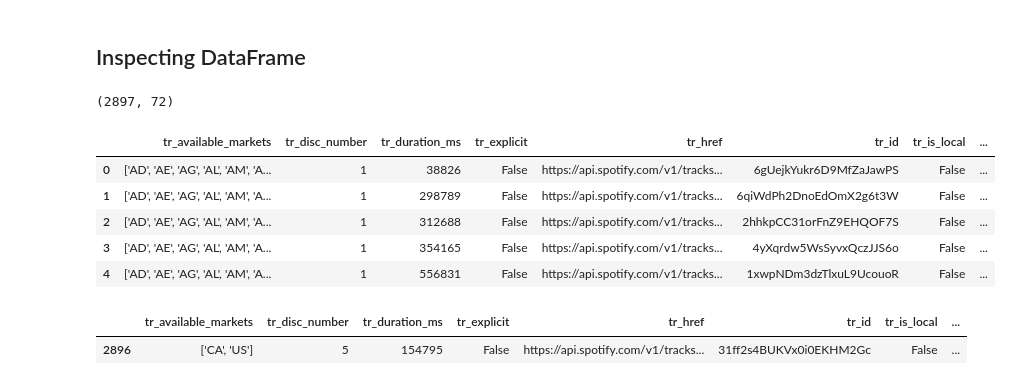
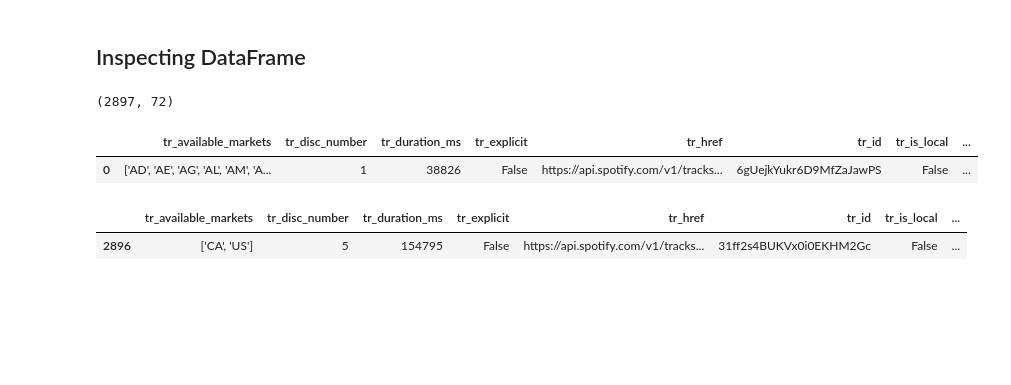
Before and after one commit to hippoghost/Spotify_data_analysis, a Jupyter notebook: Adulthoodbands_analysis.ipynb, the cells around one changed output. Cells and saved outputs as stored; diff of their text form; code cells hidden in the pictures; blank space fills up the shorter version.

```diff
--- a/Adulthoodbands_analysis.ipynb
+++ b/Adulthoodbands_analysis.ipynb
@@ -36,14 +36,10 @@ full.shape
 # %% [output]
 (2897, 72)
 # %%
-full.head(5)
+full.head(1)
 # %% [output]
 |  | tr_available_markets | tr_disc_number | tr_duration_ms | tr_explicit | tr_href | tr_id | tr_is_local | ... |
 | 0 | ['AD', 'AE', 'AG', 'AL', 'AM', 'A... | 1 | 38826 | False | https://api.spotify.com/v1/tracks... | 6gUejkYukr6D9MfZaJawPS | False | ... |
-| 1 | ['AD', 'AE', 'AG', 'AL', 'AM', 'A... | 1 | 298789 | False | https://api.spotify.com/v1/tracks... | 6qiWdPh2DnoEdOmX2g6t3W | False | ... |
-| 2 | ['AD', 'AE', 'AG', 'AL', 'AM', 'A... | 1 | 312688 | False | https://api.spotify.com/v1/tracks... | 2hhkpCC31orFnZ9EHQOF7S | False | ... |
-| 3 | ['AD', 'AE', 'AG', 'AL', 'AM', 'A... | 1 | 354165 | False | https://api.spotify.com/v1/tracks... | 4yXqrdw5WsSyvxQczJJS6o | False | ... |
-| 4 | ['AD', 'AE', 'AG', 'AL', 'AM', 'A... | 1 | 556831 | False | https://api.spotify.com/v1/tracks... | 1xwpNDm3dzTlxuL9UcouoR | False | ... |
 # %%
 full.tail(1)
 # %% [output]
```
Also changed, not shown: parts of 25 cells of this notebook.
